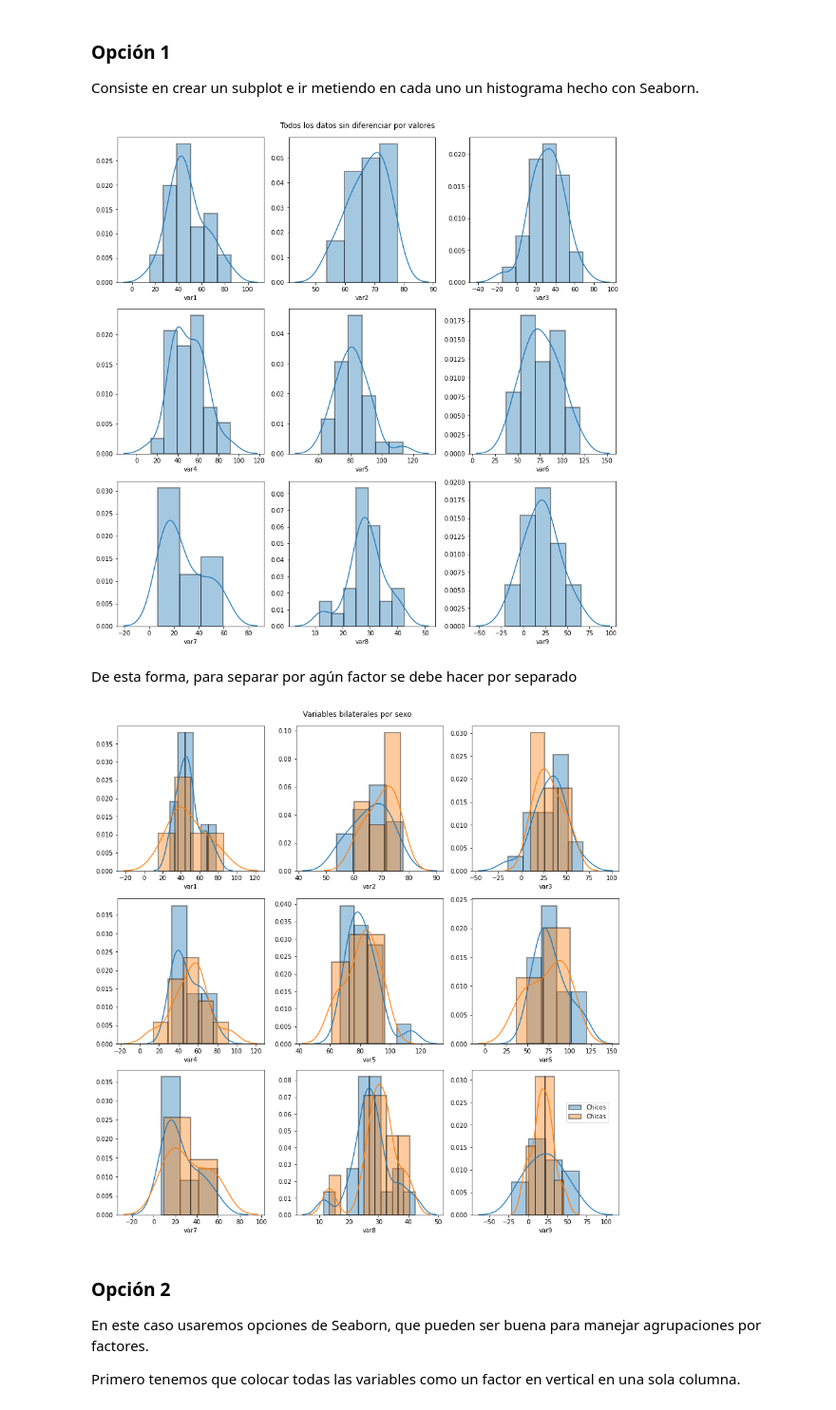
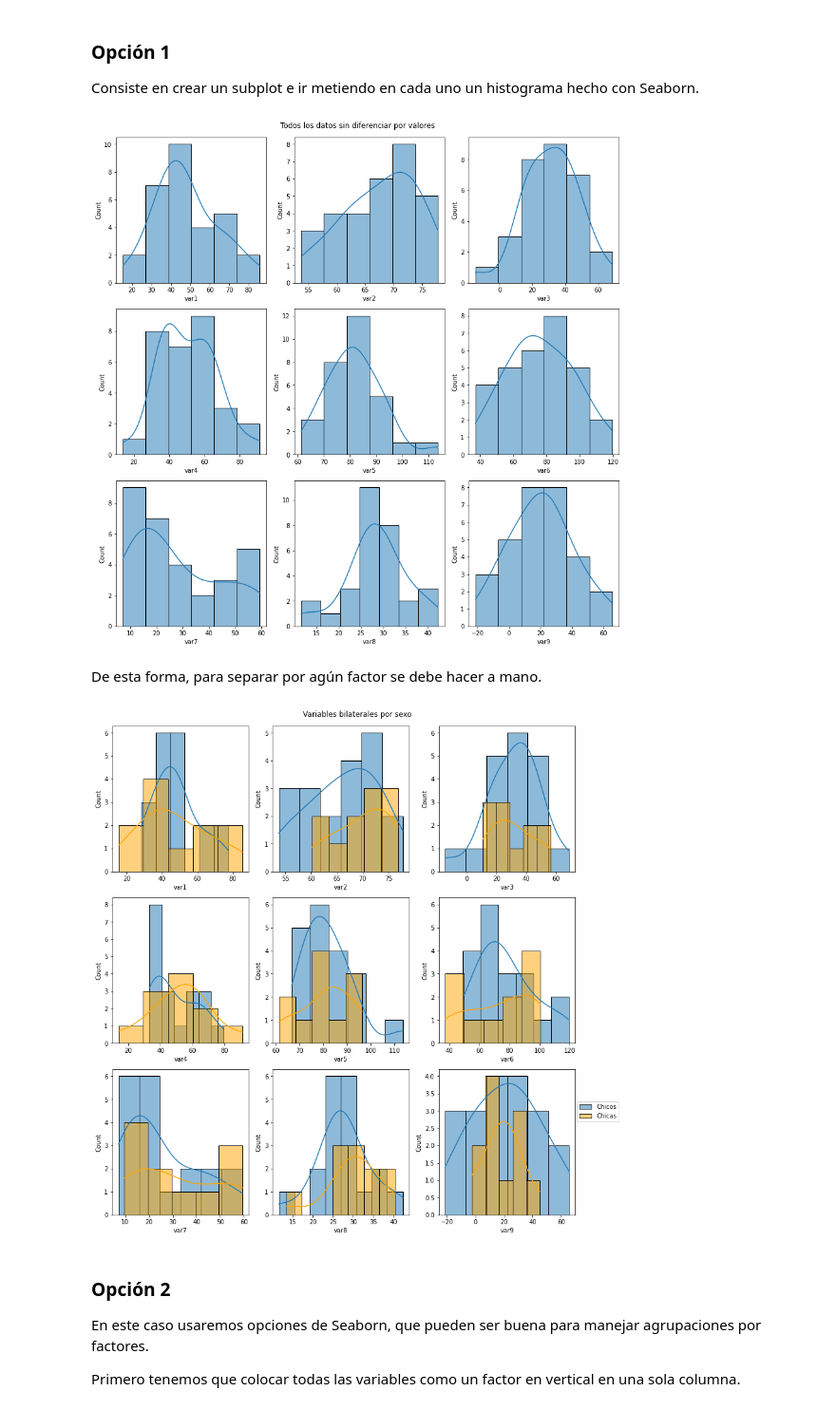
Before and after one commit to joselvira/BiomecanicaPython, a Jupyter notebook: Notebooks/Graficas_sofisticadas_especificas.ipynb, the cells around one changed output. Shown at 95% size. Drawn from its saved outputs; the diff is of its cells as text; code cells hidden in the pictures.

```diff
--- a/Notebooks/Graficas_sofisticadas_especificas.ipynb
+++ b/Notebooks/Graficas_sofisticadas_especificas.ipynb
@@ -42,0 +55,11 @@ Ahora la versión de Seaborn es  0.10.0
+# %%
+import numpy as np
+import pandas as pd
+import matplotlib.pyplot as plt
+import seaborn as sns
+
+urlDatos='https://raw.githubusercontent.com/joselvira/BiomecanicaPython/master/Datos/BasesDatos/BaseDatosDianas_Fake.xlsx'
+nombreHoja = 'DatosVertical'
+
+dfDatos = pd.read_excel(urlDatos, sheet_name=nombreHoja, index_col=None)
+dfDatos.head()
@@ -42,0 +73,19 @@ Ahora la versión de Seaborn es  0.10.0
+# %%
+import matplotlib.ticker as ticker #para ajustar las etiquetas del eje x
+for var in ['Puntos', 'Equilibrio',	'Salto']:
+    g = sns.relplot(data=dfDatos, x='SujGrupo', y=var,
+                     hue='Grupo', col='Tiempo',
+                     kind='line', marker='o', height=5, aspect=1.5,
+                     facet_kws={'sharey': False, 'sharex': True} #esto si se quiere que independice el eje Y
+                    )
+    #Se podrían poner líneas horizontales con la media de cada tipo
+    #g.axes.flat[0].axhline(dfDatos[(dfDatos['Prepost']=='pre') & (dfDatos['Sexo']=='Hombre')][var].mean(), c='tab:blue')
+    #g.axes.flat[0].axhline(dfDatos[(dfDatos['Prepost']=='post') & (dfDatos['Sexo']=='Hombre')][var].mean(), c='tab:orange')
+    g.axes.flat[0].grid(axis='x', linestyle='--', alpha=0.6)
+    g.axes.flat[0].xaxis.set_major_locator(ticker.MultipleLocator(2))
+    #líneas con la media de cada lado en chicas
+    #g.axes.flat[1].axhline(dfAngulos[(dfAngulos['Dominancia']=='D') & (dfAngulos['Sexo']=='H')][var].mean(), c='tab:blue')
+    #g.axes.flat[1].axhline(dfAngulos[(dfAngulos['Dominancia']=='ND') & (dfAngulos['Sexo']=='H')][var].mean(), c='tab:orange')
+    #g.axes.flat[1].xaxis.set_major_formatter(ticker.ScalarFormatter())
+    g.axes.flat[1].grid(axis='x', linestyle='--', alpha=0.6)
+    g.axes.flat[2].grid(axis='x', linestyle='--', alpha=0.6)
@@ -86,8 +139,7 @@ dfComp
 | 13 | 22.154202 | 22.880438 |
 | 14 | 22.293536 | 22.956018 |
 # %%
-
-fig, ax = plt.subplots(1, 2, figsize=(8,4), gridspec_kw = {'width_ratios':[2, 1]})
+fig, ax = plt.subplots(1, 2, figsize=(8,4), gridspec_kw = {'width_ratios':[2, 1]}, sharey=True)
 #gráfica comparando las dos condiciones
 dfComp.iloc[:, :].plot(marker='o',markersize=5, alpha=0.6, ax=ax[0])
 ax[0].set_xticks(dfComp.index[::2].values) #pone como eje x el nº del sujeto
@@ -162,30 +203,28 @@ Consiste en crear un subplot e ir metiendo en cada uno un histograma hecho con S
 # %%
 fig, axs = plt.subplots(3, 3, constrained_layout=True, figsize=(12, 12))
 for num, var in enumerate(df.columns[:-1]):
-    sns.distplot(df[var], hist_kws=dict(edgecolor="k", linewidth=2), ax=axs.flat[num])
+    sns.histplot(df[var], kde=True, ax=axs.flat[num])
 
 plt.suptitle('Todos los datos sin diferenciar por valores')
 plt.show()
 # %% [output]
-[figure, old version]
+[figure, new version]
 # %% [markdown]
-De esta forma, para separar por agún factor se debe hacer por separado
+De esta forma, para separar por agún factor se debe hacer a mano.
 # %%
-
-
 fig, axs = plt.subplots(3, 3, constrained_layout=True, figsize=(12, 12))
 for num, var in enumerate(df.columns[:-1]):
-    sns.distplot(df[df['Sexo']=='V'][var], label='Chicos', hist_kws=dict(edgecolor="k", linewidth=2), ax=axs.flat[num])
-    sns.distplot(df[df['Sexo']=='H'][var], label='Chicas', hist_kws=dict(edgecolor="k", linewidth=2), ax=axs.flat[num])
+    sns.histplot(df[df['Sexo']=='V'][var], kde=True, label='Chicos', ax=axs.flat[num])
+    sns.histplot(df[df['Sexo']=='H'][var], kde=True, label='Chicas', color='orange', ax=axs.flat[num])
 
     #axs.flat[num].text(0.75, 0.9, 'OS p={0:.3f}'.format(normBilat_V['pval'][num]), fontsize=10, transform=axs.flat[num].transAxes)
     #axs.flat[num].text(0.75, 0.85, 'AS p={0:.3f}'.format(normBilat_H['pval'][num]), fontsize=10, transform=axs.flat[num].transAxes)
 
-plt.legend(fontsize=10, bbox_to_anchor=(.95,0.8), bbox_transform=axs.flat[-1].transAxes) #ajusta el tamaño de la letra y la posición del cuadro. Aquí por ejemplo lo coloca fuera del gráfico a la derecha
+plt.legend(fontsize=10, bbox_to_anchor=(.99,0.8), bbox_transform=axs.flat[-1].transAxes) #ajusta el tamaño de la letra y la posición del cuadro. Aquí por ejemplo lo coloca fuera del gráfico a la derecha
 plt.suptitle('Variables bilaterales por sexo')
 plt.show()
 # %% [output]
-[figure, old version]
+[figure, new version]
 # %% [markdown]
 ### Opción 2
 
```
Also changed, not shown: parts of 41 cells of this notebook.
